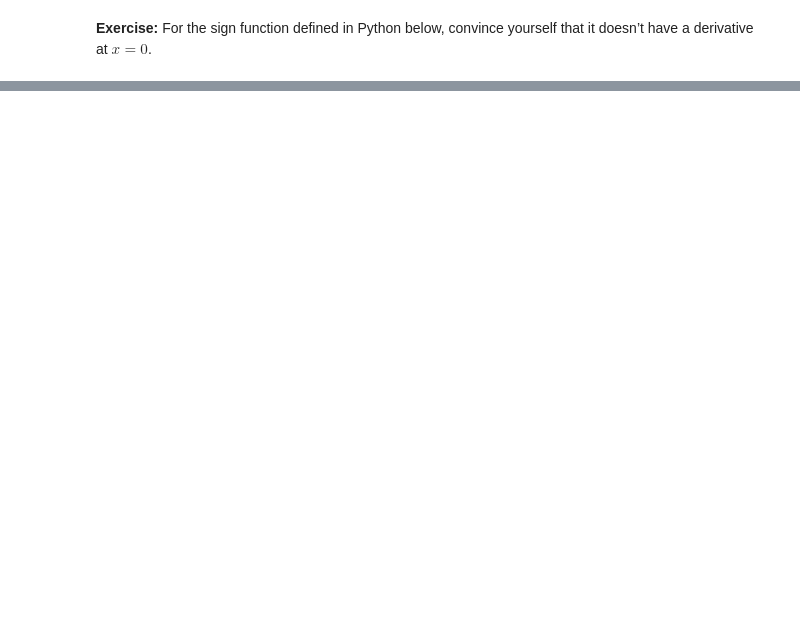
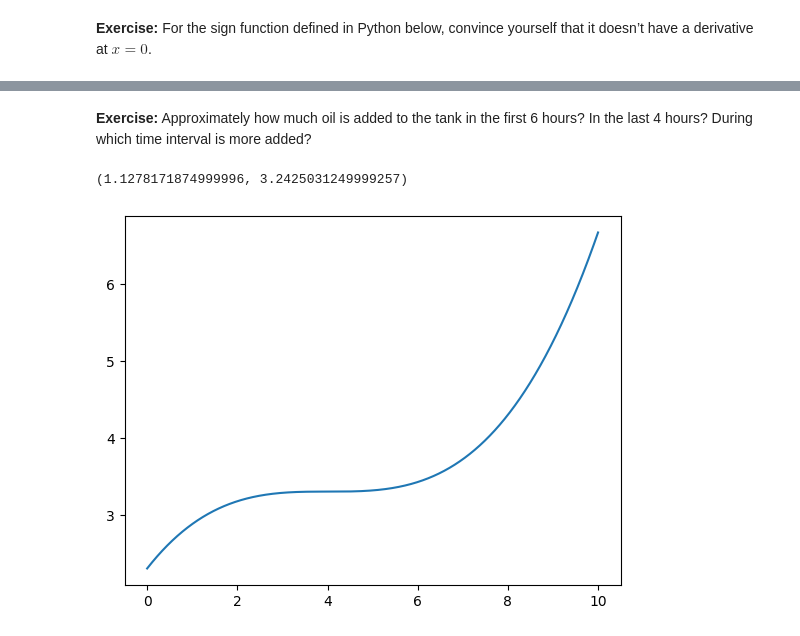
Before and after one commit to temaput/Math-for-Programmers, a Jupyter notebook: Chapter 08/homework/ch08_homework.ipynb, the cells around one changed output, grey strips where cells are left out. Cells and saved outputs as stored; diff of their text form; code cells hidden in the pictures; blank space fills up the shorter version.

```diff
--- a/Chapter 08/homework/ch08_homework.ipynb
+++ b/Chapter 08/homework/ch08_homework.ipynb
@@ -166,0 +174,31 @@ ZeroDivisionError: float division by zero
+# %% [markdown]
+**Exercise:** Approximately how much oil is added to the tank in the first 6 hours?  In the last 4 hours?  During which time interval is more added?
+# %%
+def volume_change(q,t, dt=1.0):
+    angle = q(t)
+    return angle*dt
+
+dt = 0.01
+six_approx, six_exact = sum([volume_change(flow_rate,x, dt) for x in np.arange(0,6, dt)]), volume(6) - volume(0)
+
+last_four_approx, last_four_exact = sum([volume_change(flow_rate, x, dt) for x in np.arange(6, 10, dt)]), volume(10)-volume(6)
+
+six_approx, last_four_approx
+# %% [output]
+(1.1278171874999996, 3.2425031249999257)
+# %%
+def integrated_volume(q,x1, x2, dt=1.0, initial_value=0.0):
+    for x in np.arange(x1, x2, dt):
+        yield initial_value
+        initial_value += volume_change(q,x,dt)
+
+
+dt = 0.001
+_, ax = plt.subplots()
+
+volume_gen = integrated_volume(flow_rate, 0, 10, dt, volume(0))
+
+ax.plot(np.arange(0, 10, dt), list(volume_gen))
+plt.show()
+# %% [output]
+[figure, added]
```
Also changed, not shown: parts of 2 cells of this notebook, 3 other files.
